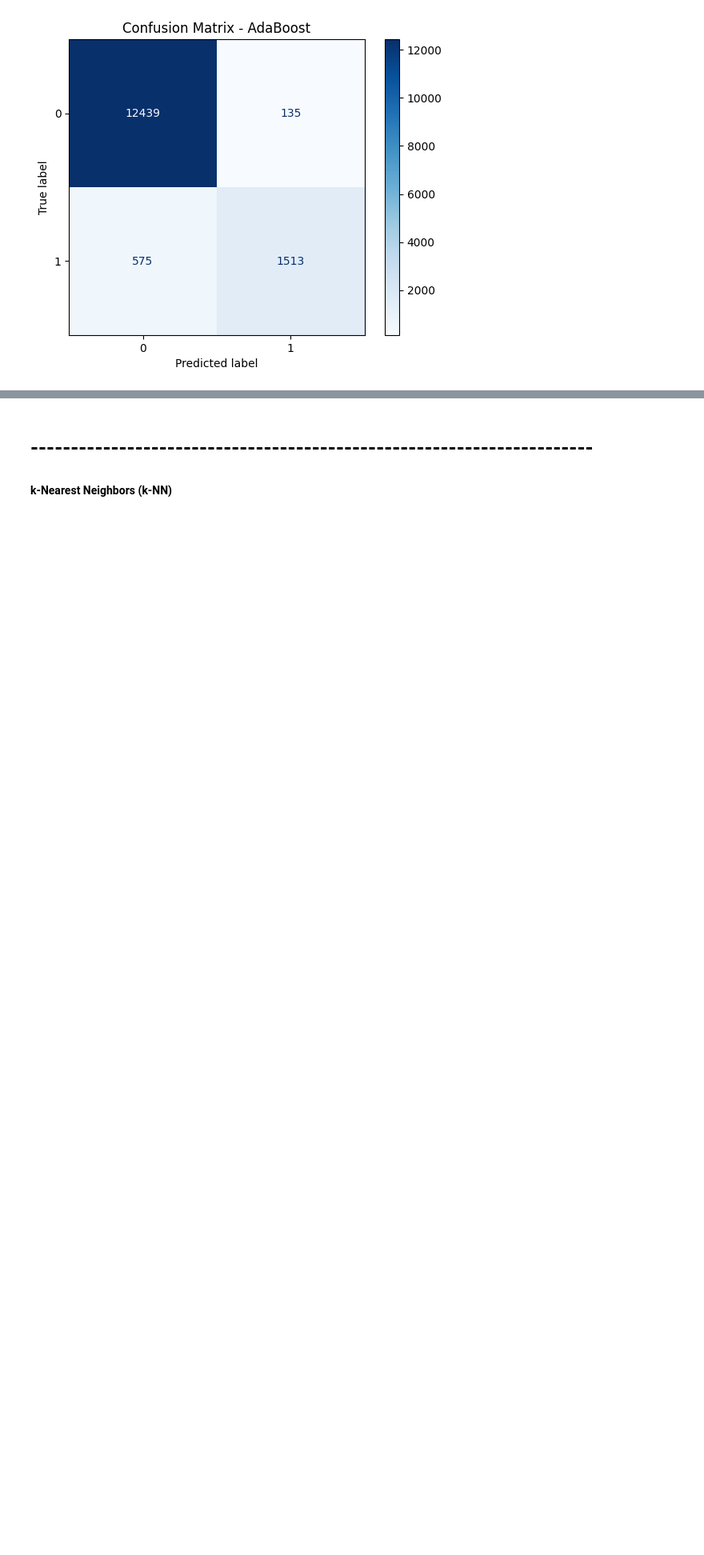
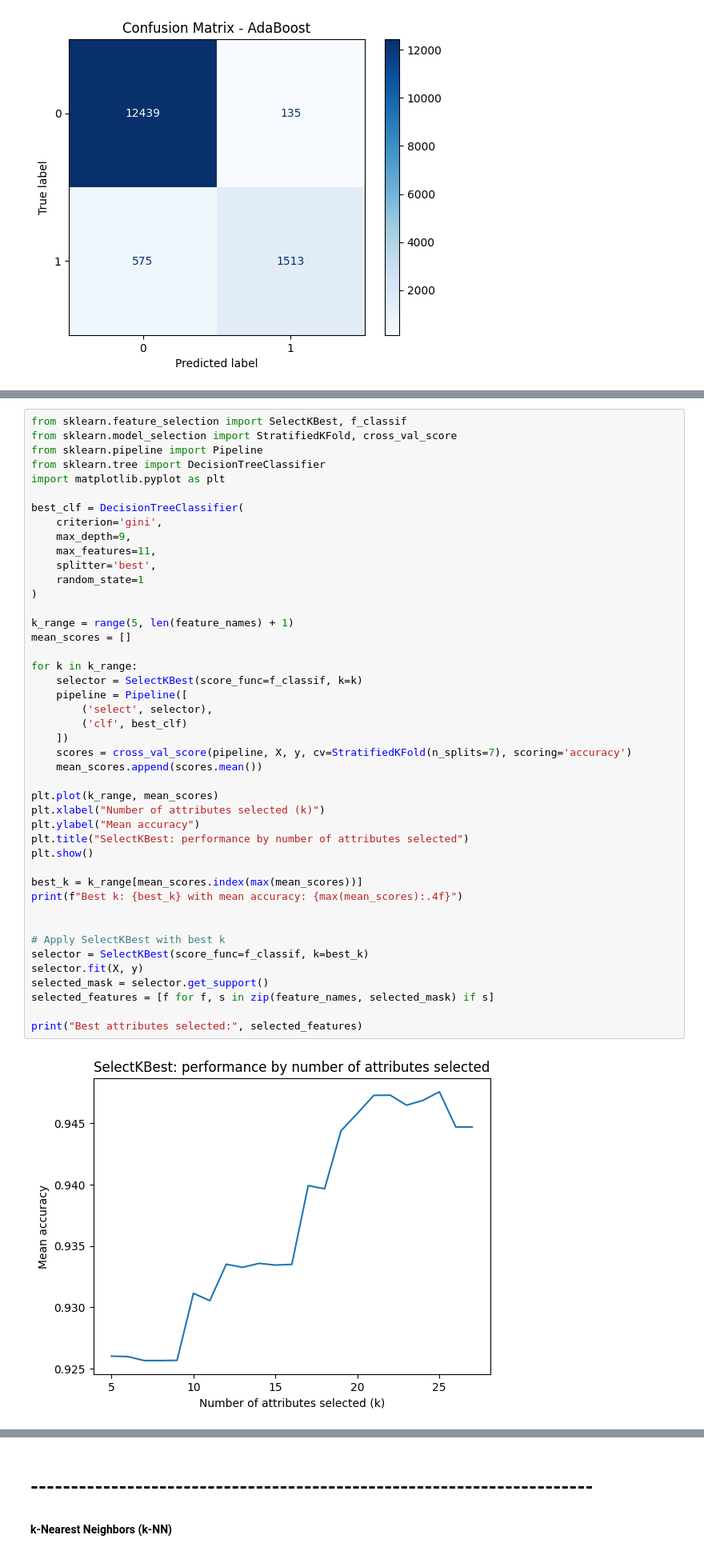
Before and after one commit to alexandre2004costa/IA_project2, a Jupyter notebook: main.ipynb, the cells around one changed output, grey strips where cells are left out. Shown at 80% size. Cells and saved outputs as stored; diff of their text form; blank space fills up the shorter version.

```diff
--- a/main.ipynb
+++ b/main.ipynb
@@ -1103,0 +1074,46 @@ plt.show()
+# %%
+from sklearn.feature_selection import SelectKBest, f_classif
+from sklearn.model_selection import StratifiedKFold, cross_val_score
+from sklearn.pipeline import Pipeline
+from sklearn.tree import DecisionTreeClassifier
+import matplotlib.pyplot as plt
+
+best_clf = DecisionTreeClassifier(
+    criterion='gini',
+    max_depth=9,
+    max_features=11,
+    splitter='best',
+    random_state=1
+)
+
+k_range = range(5, len(feature_names) + 1)
+mean_scores = []
+
+for k in k_range:
+    selector = SelectKBest(score_func=f_classif, k=k)
+    pipeline = Pipeline([
+        ('select', selector),
+        ('clf', best_clf)
+    ])
+    scores = cross_val_score(pipeline, X, y, cv=StratifiedKFold(n_splits=7), scoring='accuracy')
+    mean_scores.append(scores.mean())
+
+plt.plot(k_range, mean_scores)
+plt.xlabel("Number of attributes selected (k)")
+plt.ylabel("Mean accuracy")
+plt.title("SelectKBest: performance by number of attributes selected")
+plt.show()
+
+best_k = k_range[mean_scores.index(max(mean_scores))]
+print(f"Best k: {best_k} with mean accuracy: {max(mean_scores):.4f}")
+
+
+# Apply SelectKBest with best k
+selector = SelectKBest(score_func=f_classif, k=best_k)
+selector.fit(X, y)
+selected_mask = selector.get_support()
+selected_features = [f for f, s in zip(feature_names, selected_mask) if s]
+
+print("Best attributes selected:", selected_features)
+# %% [output]
+[figure, added]
```
Also changed, not shown: parts of 9 cells of this notebook.
